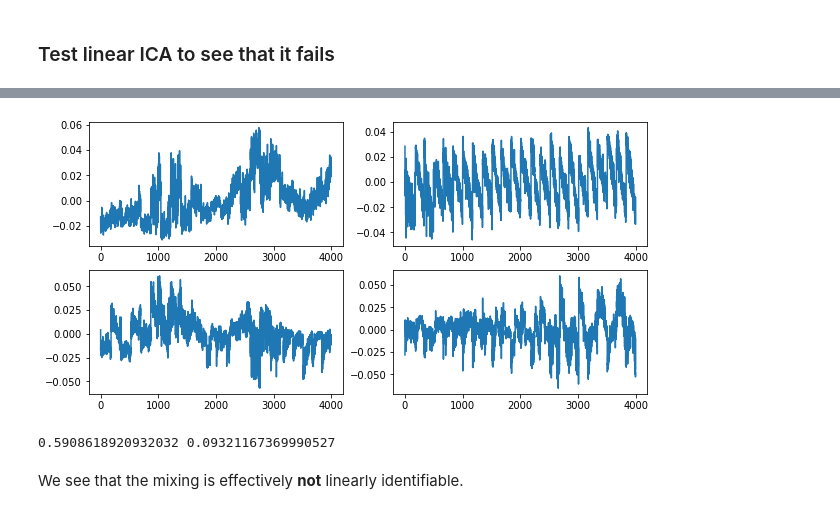
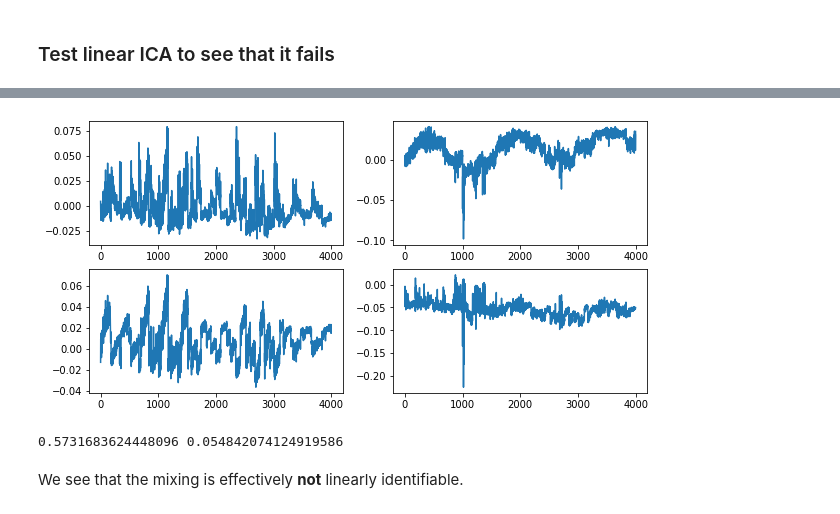
Before and after one commit to edouardpineau/Time-Series-Source-Separation-with-Slow-Flows, a Jupyter notebook: Slow_flows.ipynb, the cells around one changed output, grey strips where cells are left out. Drawn from its saved outputs; the diff is of its cells as text; code cells hidden in the pictures.

```diff
--- a/Slow_flows.ipynb
+++ b/Slow_flows.ipynb
@@ -88,13 +99,13 @@ for i in range(4):
 # %%
-S_estimated = ICA(X_nl.T, lag=50)
+S_estimated, _ = ICA(X_nl.T, lags=50)
 S_estimated = S_estimated.T
 
 plt.figure(figsize=(10,5))
 for i in range(4):
     plt.subplot(2, 2, i+1)
     plt.plot(S_estimated[:, i])
 # %% [output]
-[figure, old version]
+[figure, new version]
 # %%
 previous_loss = torch.zeros(X.size(0)).to(device)
 results= []
@@ -102,12 +113,12 @@ results= []
 for _ in range(20):
     mixture = FlowModel(D, NN, 10).to(device)
     X_nl = mixture.to_embedding(S, previous_loss)[0].cpu().detach().numpy()
-    S_estimated = ICA(X_nl.T, lag=50)
+    S_estimated, _ = ICA(X_nl.T, lags=50)
     results.append(np.abs(np.corrcoef(S.detach().numpy().T, S_estimated)[4:, :-4]).max(1).mean())
 
 print(np.mean(results), np.std(results))
 # %% [output]
-0.5908618920932032 0.09321167369990527
+0.5731683624448096 0.054842074124919586
 # %% [markdown]
 We see that the mixing is effectively **not** linearly identifiable.
 # %% [markdown]
```
Also changed, not shown: parts of 7 cells of this notebook.
